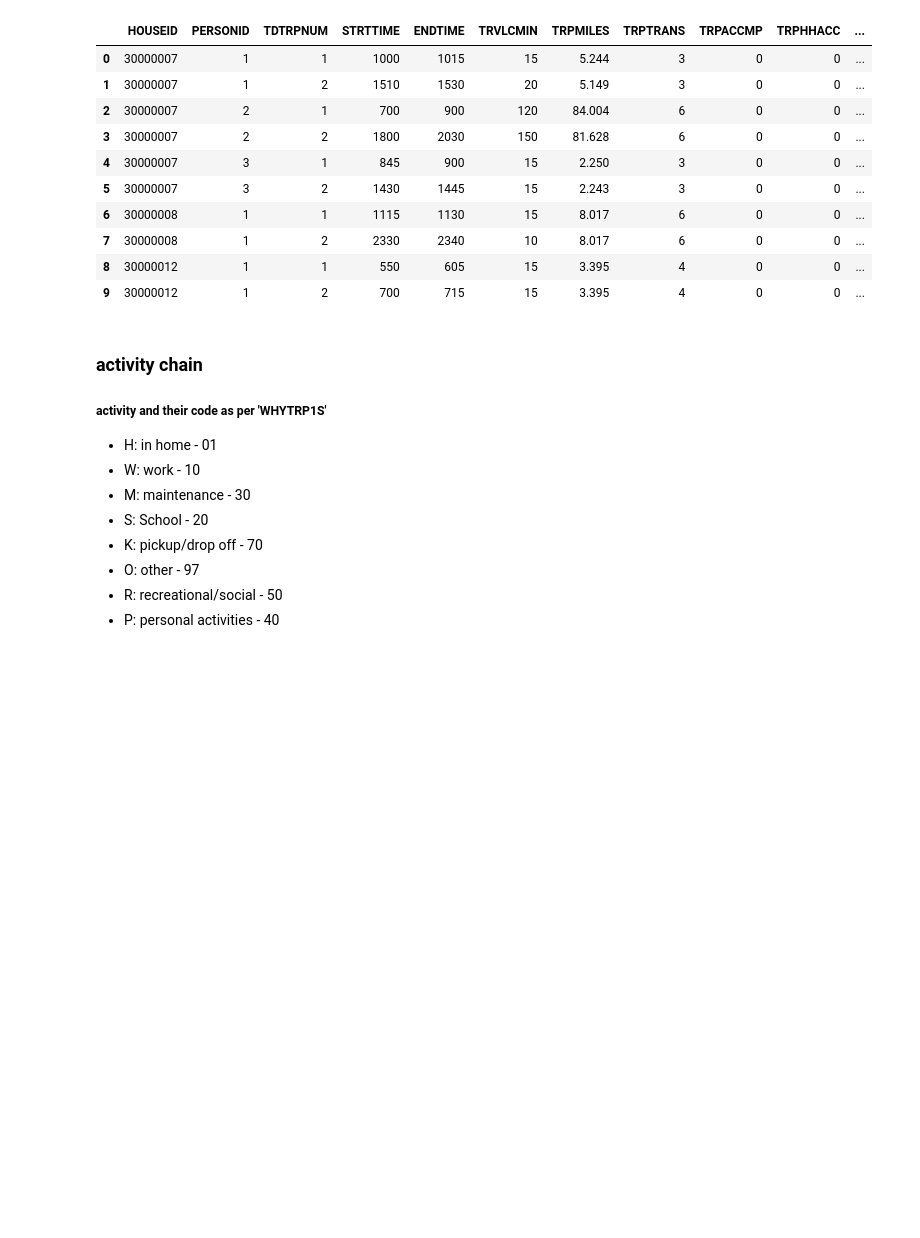
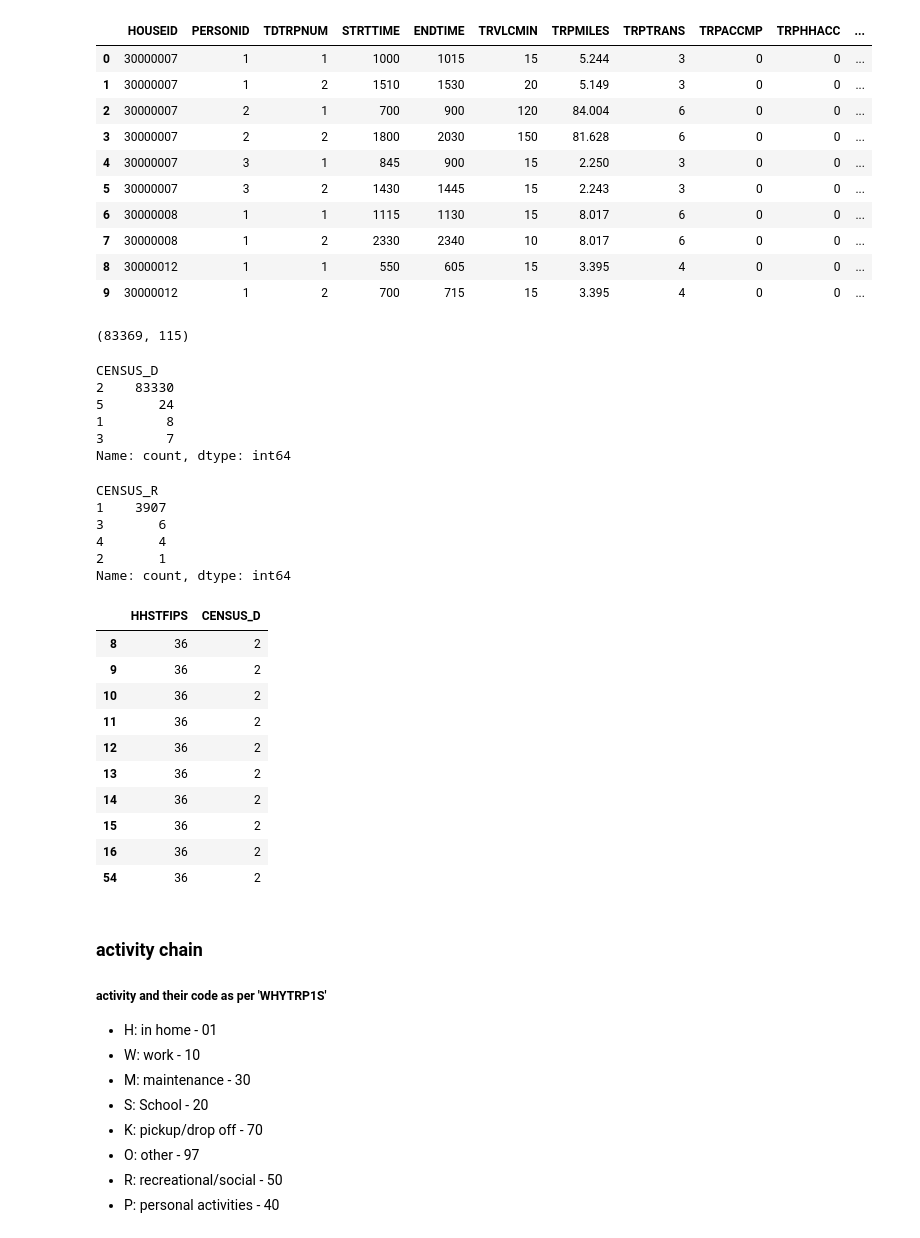
Before and after one commit to SyedFaquar/pattern_recognition, a Jupyter notebook: notebooks/clean_notebook.ipynb, the cells around one changed output. Cells and saved outputs as stored; diff of their text form; code cells hidden in the pictures; blank space fills up the shorter version.

```diff
--- a/notebooks/clean_notebook.ipynb
+++ b/notebooks/clean_notebook.ipynb
@@ -35,6 +32,43 @@ def filter_state(df, state_code):
 # %%
 ny_state = filter_state(df, 36)
 nj_state = filter_state(df, 34)
+# %%
+ny_state.shape
+# %% [output]
+(83369, 115)
+# %%
+ny_state['CENSUS_D'].unique()
+ny_state['CENSUS_D'].value_counts()
+# %% [output]
+CENSUS_D
+2    83330
+5       24
+1        8
+3        7
+Name: count, dtype: int64
+# %%
+nj_state['CENSUS_R'].value_counts()
+# %% [output]
+CENSUS_R
+1    3907
+3       6
+4       4
+2       1
+Name: count, dtype: int64
+# %%
+ny_state[['HHSTFIPS','CENSUS_D']].head(10)
+# %% [output]
+|  | HHSTFIPS | CENSUS_D |
+| 8 | 36 | 2 |
+| 9 | 36 | 2 |
+| 10 | 36 | 2 |
+| 11 | 36 | 2 |
+| 12 | 36 | 2 |
+| 13 | 36 | 2 |
+| 14 | 36 | 2 |
+| 15 | 36 | 2 |
+| 16 | 36 | 2 |
+| 54 | 36 | 2 |
 # %% [markdown]
 ### activity chain
 ##### activity and their code as per 'WHYTRP1S'
```
Also changed, not shown: parts of 1 cell of this notebook.
